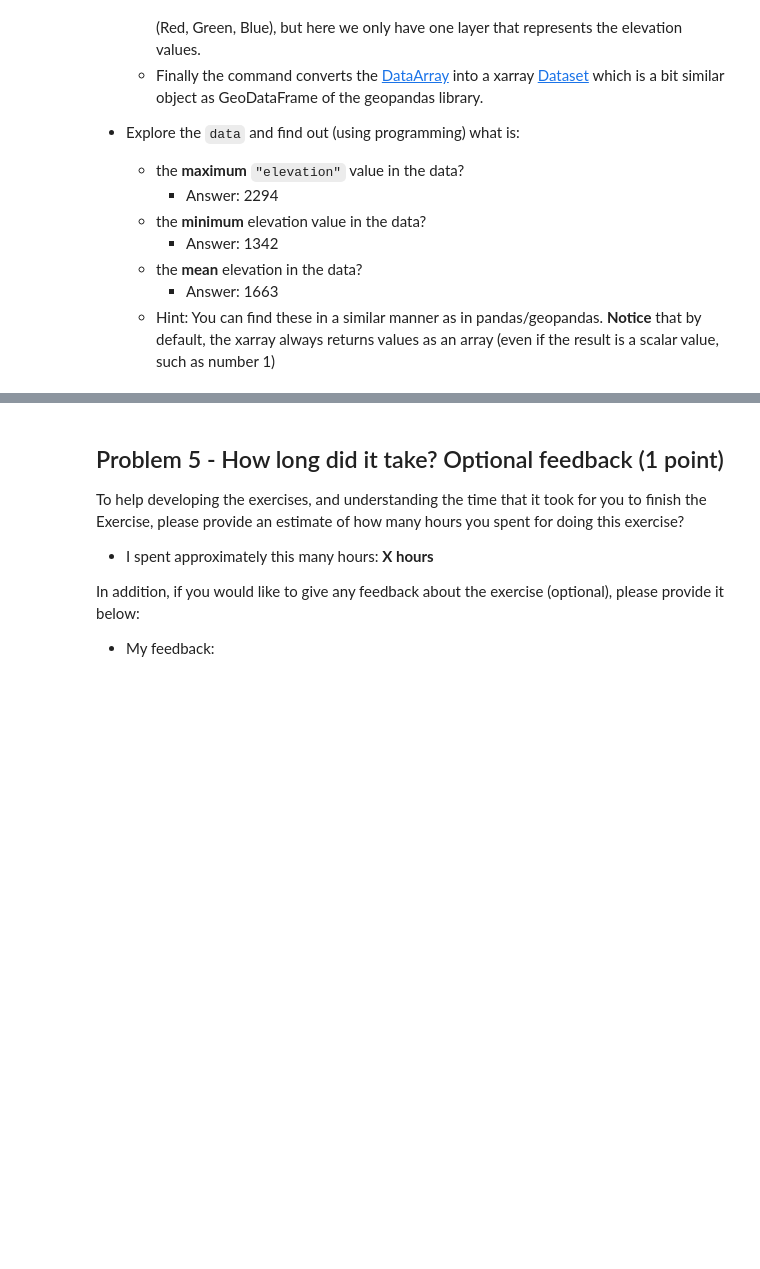
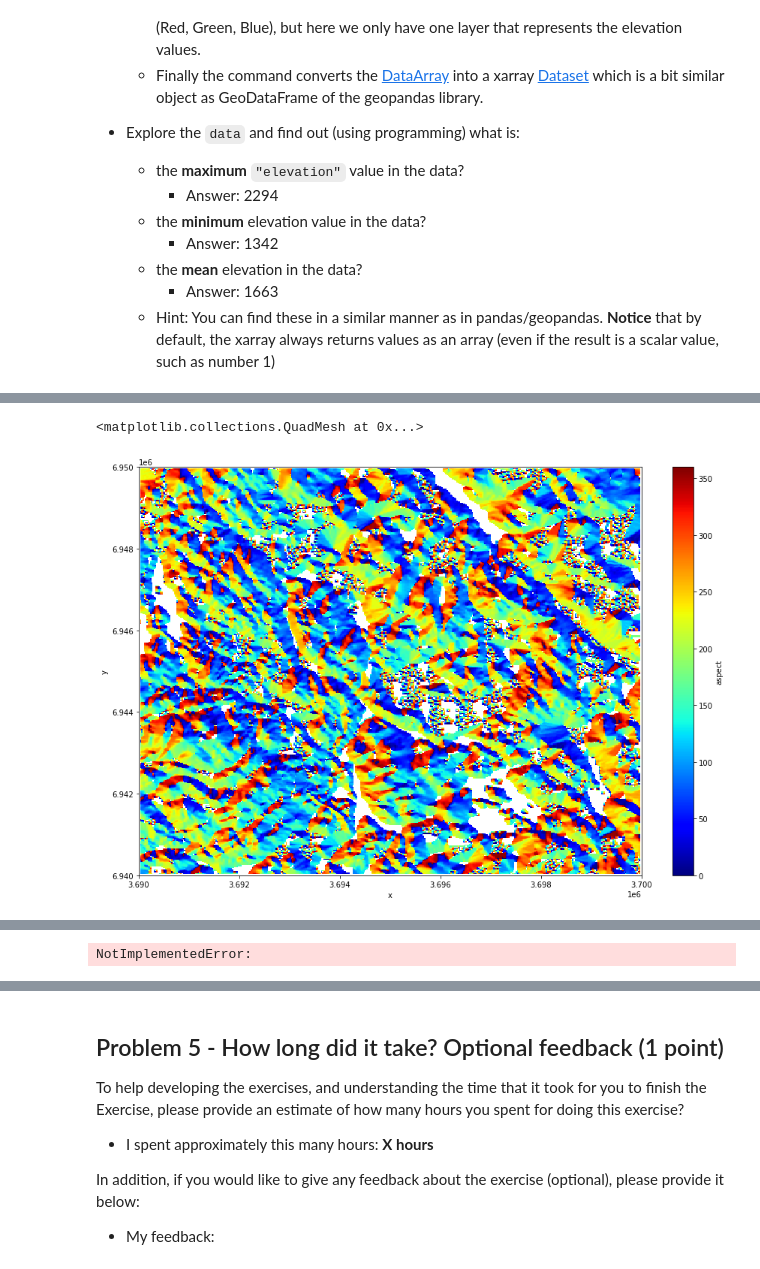
Before and after one commit to Spatial-Analytics-2021/exercise-4-laripernu, a Jupyter notebook: Exercise-4.ipynb, the cells around one changed output, grey strips where cells are left out. Cells and saved outputs as stored; diff of their text form; code cells hidden in the pictures; blank space fills up the shorter version.

```diff
--- a/Exercise-4.ipynb
+++ b/Exercise-4.ipynb
@@ -234,3 +250,18 @@ raise NotImplementedError()
+# %%
+# YOUR CODE HERE
+
+# Calculate the aspect using the .aspect() -function available in xarray-spatial library and store the result in attribute "aspect"
+data["aspect"] = xs.aspect(data["elevation"])
+
+# Filter out -1 values which represent cells that are flat (hence they do not have aspect):
+# Update the "aspect" attribute using .where() function that allows masking the data based on user-defined criteria.
+data["aspect"] = data["aspect"].where(data["aspect"]!=-1)
+
+# TODO Plot the result (i.e. slope) using the .plot() -function. Use colormap "jet". As a result you should get something like below (the title Aspect ... is optional):
+data["aspect"].plot(cmap="jet", size=10)
+# %% [output]
+<matplotlib.collections.QuadMesh at 0x...>
+[figure, added]
 # %% [markdown]
 ## Problem 3 - Reclassify and weight the values (6 points)
 
@@ -259,6 +290,8 @@ n = int(round(int(data["elevation"].count()) * percentage, 0))
 
 # YOUR CODE HERE
 raise NotImplementedError()
+# %% [output]
+NotImplementedError:
 # %% [markdown]
 ### Step 3.2 - Classify the slope using Natural Breaks + modify the values with own criteria
 
```
Also changed, not shown: parts of 4 cells of this notebook.
